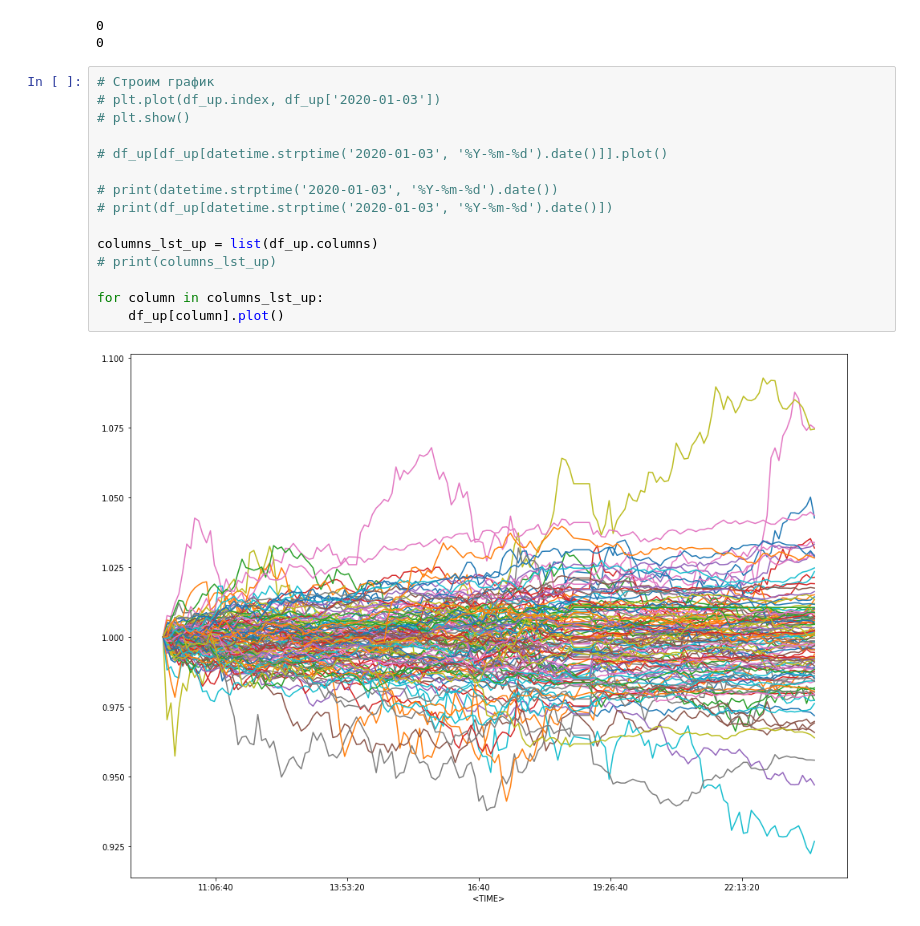
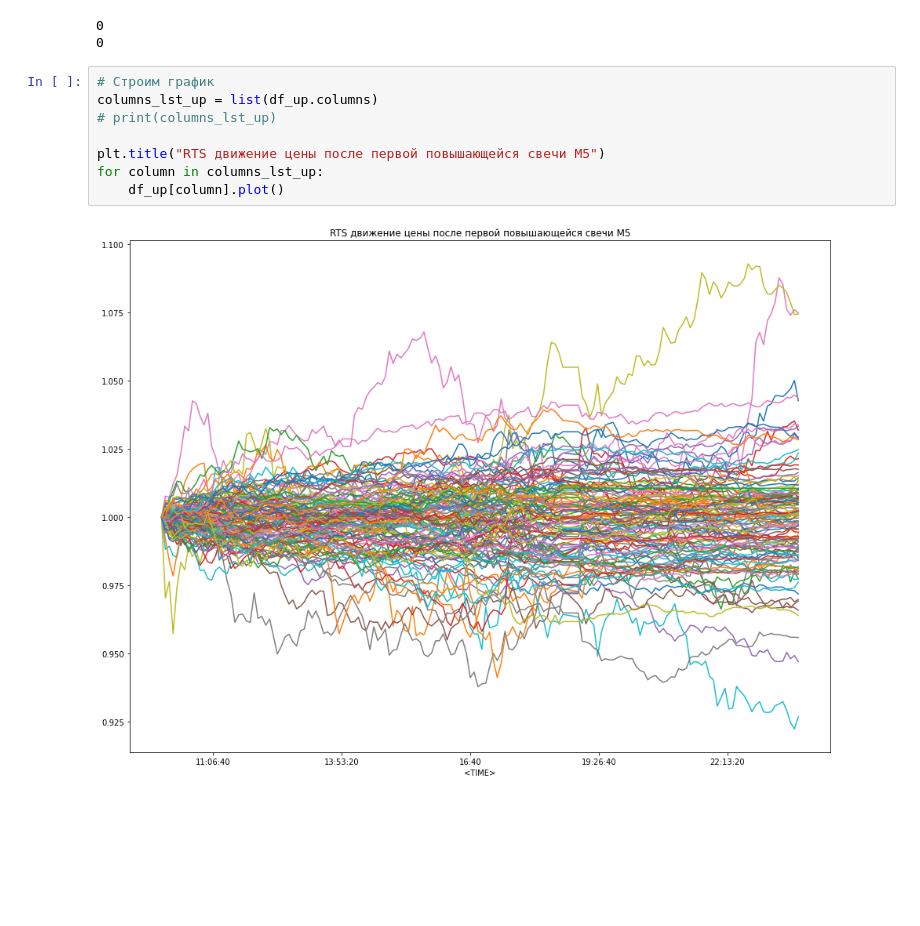
Before and after one commit to Alkor135/test_ml_quote, a Jupyter notebook: first_candle_continue/Движение цены после первой свечи сессии.ipynb, the cells around one changed output. Saved outputs shown, nothing was run; the diff lists cells and outputs as text; blank space fills up the shorter version.

```diff
--- a/first_candle_continue/Движение цены после первой свечи сессии.ipynb
+++ b/first_candle_continue/Движение цены после первой свечи сессии.ipynb
@@ -97,20 +98,13 @@ print(df_down.isna().sum().sum())
 # %% [output]
 0
 0
-# %%
-# Строим график
-# plt.plot(df_up.index, df_up['2020-01-03'])
-# plt.show()
-
-# df_up[df_up[datetime.strptime('2020-01-03', '%Y-%m-%d').date()]].plot()
-
-# print(datetime.strptime('2020-01-03', '%Y-%m-%d').date())
-# print(df_up[datetime.strptime('2020-01-03', '%Y-%m-%d').date()])
-
-columns_lst_up = list(df_up.columns)
-# print(columns_lst_up)
-
-for column in columns_lst_up:
-    df_up[column].plot()
-# %% [output]
-[figure, removed]
+# %%
+# Строим график
+columns_lst_up = list(df_up.columns)
+# print(columns_lst_up)
+
+plt.title("RTS движение цены после первой повышающейся свечи М5")
+for column in columns_lst_up:
+    df_up[column].plot()
+# %% [output]
+[figure, added]
```
Also changed, not shown: parts of 3 cells of this notebook.
